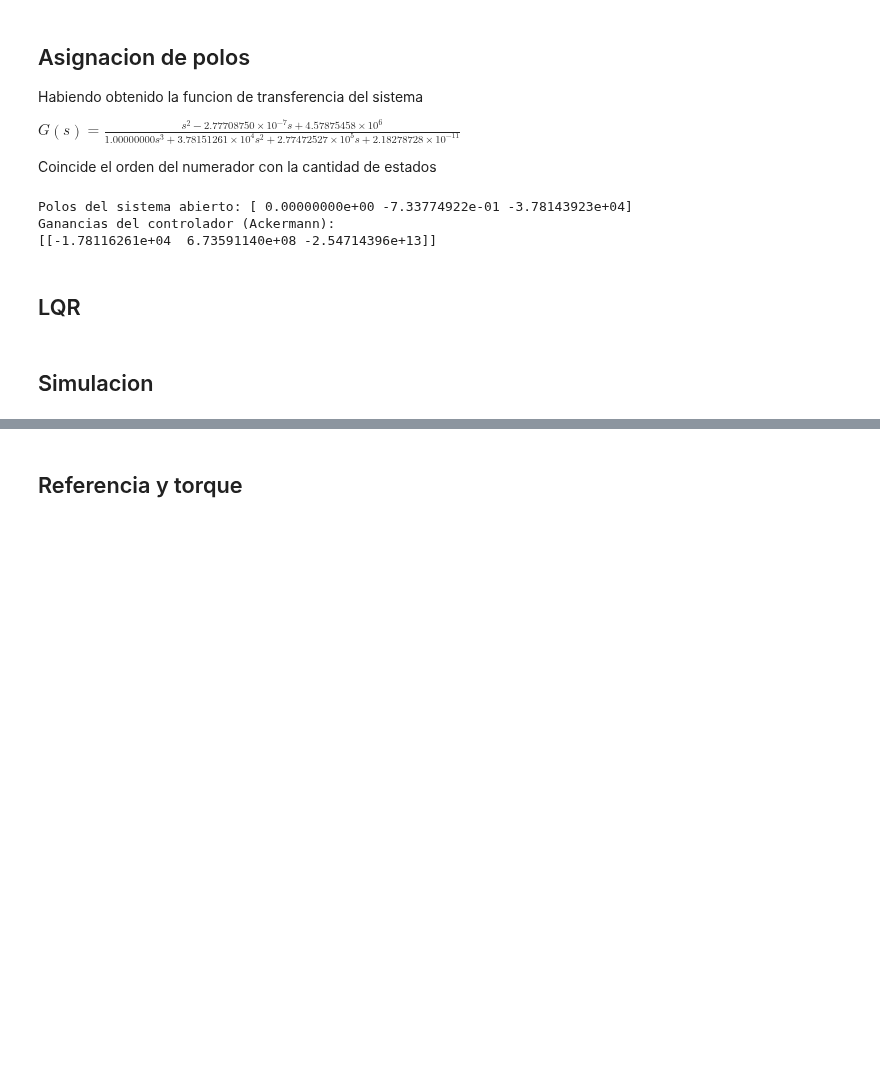
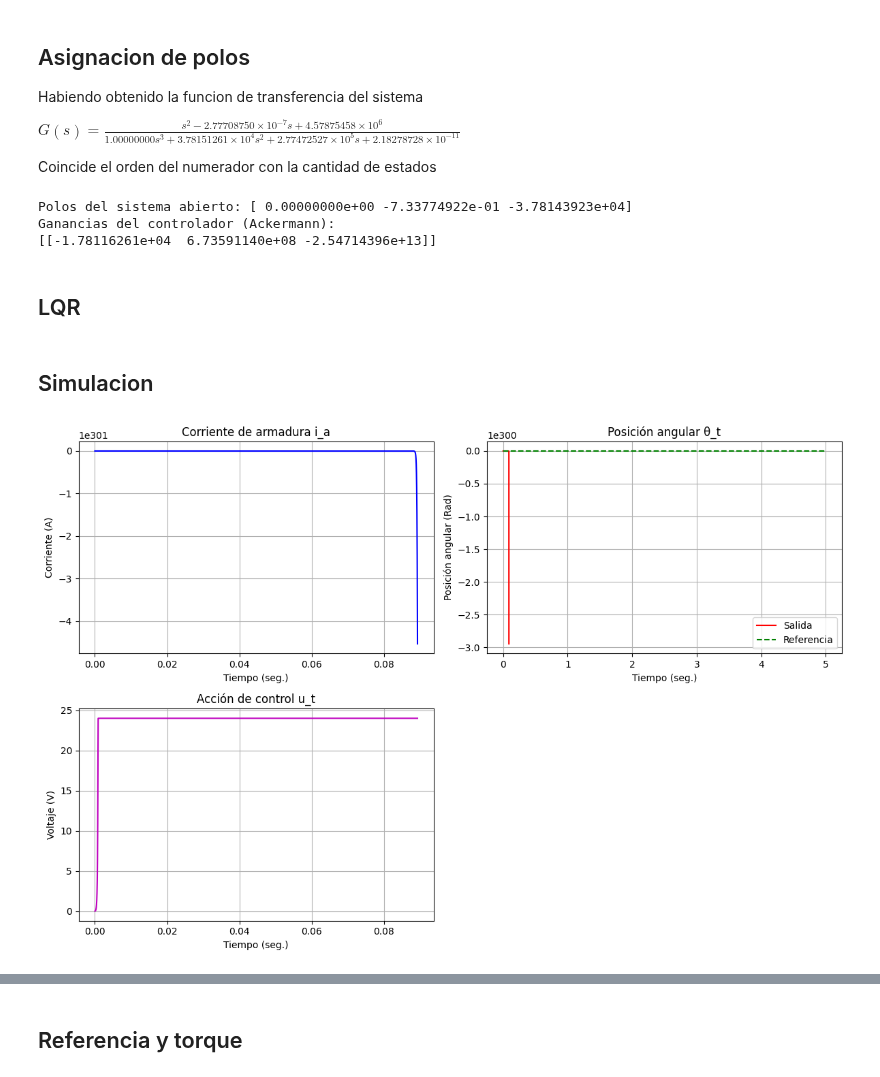
Before and after one commit to mateooD/SCII_TPs, a Jupyter notebook: Actividad_2/1_motor.ipynb, the cells around one changed output, grey strips where cells are left out. Saved outputs shown, nothing was run; the diff lists cells and outputs as text; code cells hidden in the pictures; blank space fills up the shorter version.

```diff
--- a/Actividad_2/1_motor.ipynb
+++ b/Actividad_2/1_motor.ipynb
@@ -48,9 +48,9 @@ A partir de las ecuaciones diferenciales modelamos en espacio de estados. Reescr
 # %%
 # Definir los parámetros del sistema
 R_A =27
-L_AA =7.14e-4
+L_AA =4.97e-4
 K_m = 0.0606
-J = 3.12e-6
+J = 2.5518e-9
 B_m = 0
 K_i = 0.0102
 
@@ -66,15 +66,16 @@ B = np.array([[1 / L_AA],
 C = np.array([[0, 0, 1]])
 
 D = np.array([[0]])
-print('A:', A)
-print('B:', B)
-print('C:', C)
-print('D:', D)
+#print('A:', A)
+#print('B:', B)
+#print('C:', C)
+#print('D:', D)
+
 
 # Crear el sistema de espacio de estados
 #sys= ss(A, B, C, D)
 sys = signal.StateSpace(A, B, C,D)
-tf = sys.to_tf()
+tf = signal.StateSpace.to_tf(sys)
 print("Función de transferencia:")
 print(tf)
 #sys_tf=ct.ss2tf(sys)
@@ -270,3 +267,84 @@ Dc = D
 #NO FUNCIONA VERSION DE SLYCOT, en collab funciona y obtuve K
 # %% [markdown]
 ## Simulacion
+# %%
+
+
+# Ganancia del controlador K
+K = np.array([[1.64188560e-02, 2.22110346e-04, 1.97717678e+00, -3.16227766e+01]])
+
+# Definir el tiempo de simulación
+h = 1e-4
+tSim = 5
+t = np.arange(0, tSim, h)
+
+# Frequencia de señal
+frequency = 0.1  # Frequency of the signal in Hz (every 10 seconds)
+
+# Definir la señal de referencia
+reference = np.pi/2 * signal.square(2 * np.pi * frequency * t, duty=0.5)
+
+# Definir el torque de entrada
+torque_reference = 1.1e-3 * signal.square(2 * np.pi * frequency * t, duty=0.5)
+
+# Condiciones iniciales
+ia = np.zeros(len(t))
+w = np.zeros(len(t))
+tita = np.zeros(len(t))
+u = np.zeros(len(t))
+zeta = np.zeros(len(t))
+
+# Estado inicial
+x = np.array([ia[0], w[0], tita[0]])
+stateVector = np.array([ia[0], w[0], tita[0]])
+integ = 0
+
+# Simulación del sistema
+for i in range(len(t)):
+    zetaP = reference[i] - np.dot(C, stateVector)
+    zeta[i] = integ + zetaP * h
+    u[i] = -np.dot(K[:, :3], stateVector) - K[:, 3] * zeta[i]
+    u[i] = np.clip(u[i], -24, 24)
+
+    x1P = (-(R_A) * x[0] + K_m * x[1] + u[i]) / L_AA
+    x2P = (K_i * x[0] - B_m * x[1] - torque_reference[i]) / J
+    x3P = x[1]
+    x = x + h * np.array([x1P, x2P, x3P])
+    stateVector = x.copy()
+    ia[i], w[i], tita[i] = x
+    integ = zeta[i]
+    if u[i] > 24:
+        u[i] = 24
+    elif u[i] < -24:
+        u[i] = -24
+
+# Graficar los resultados
+plt.figure(figsize=(12, 8))
+
+plt.subplot(2, 2, 1)
+plt.plot(t, ia, 'b', linewidth=1.5)
+plt.title('Corriente de armadura i_a')
+plt.xlabel('Tiempo (seg.)')
+plt.ylabel('Corriente (A)')
+plt.grid()
+
+plt.subplot(2, 2, 2)
+plt.plot(t, tita, 'r', linewidth=1.5, label='Salida')
+plt.plot(t, reference, 'g--', linewidth=1.5, label='Referencia')
+plt.title('Posición angular θ_t')
+plt.xlabel('Tiempo (seg.)')
+plt.ylabel('Posición angular (Rad)')
+plt.legend()
+plt.grid()
+
+plt.subplot(2, 2, 3)
+plt.plot(t, u, 'm', linewidth=1.5)
+plt.title('Acción de control u_t')
+plt.xlabel('Tiempo (seg.)')
+plt.ylabel('Voltaje (V)')
+plt.grid()
+
+plt.tight_layout()
+plt.show()
+# %% [output]
+[figure, added]
```
Also changed, not shown: parts of 12 cells of this notebook.
